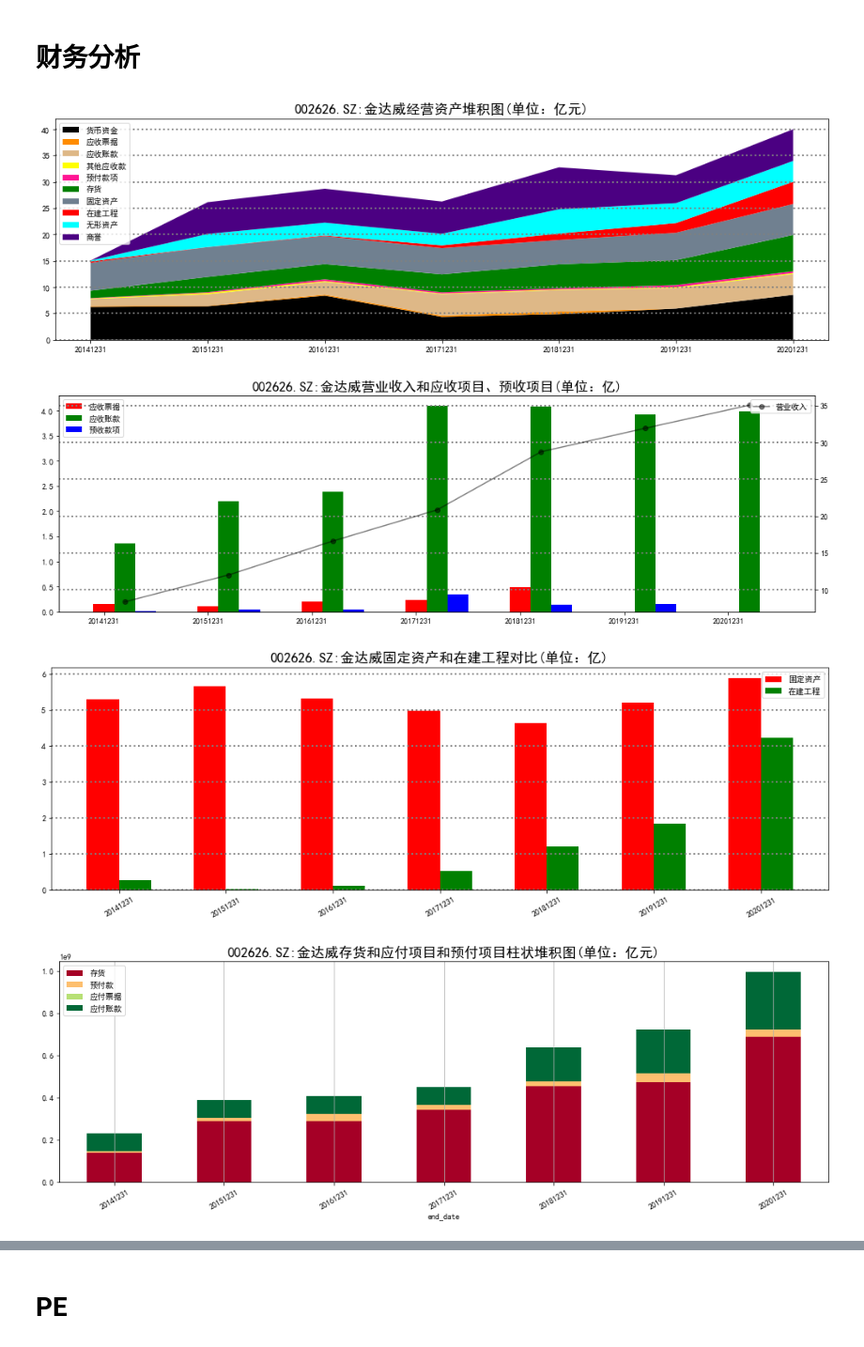
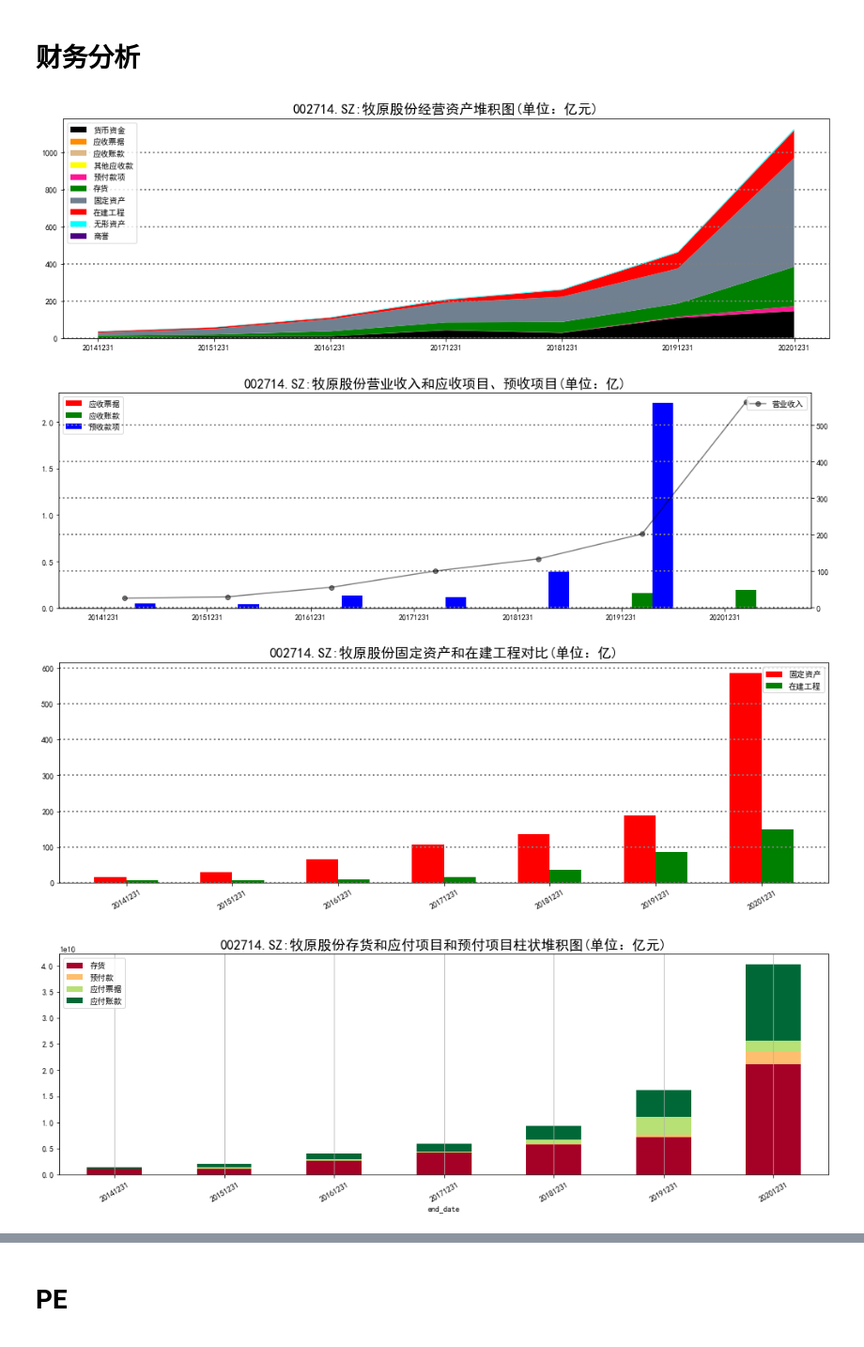
Before and after one commit to rufushuachen/code_bk, a Jupyter notebook: finance_analysis.ipynb, the cells around one changed output, grey strips where cells are left out. Shown at 94% size. Cells and saved outputs as stored; diff of their text form; code cells hidden in the pictures.

```diff
--- a/finance_analysis.ipynb
+++ b/finance_analysis.ipynb
@@ -7,6 +7,7 @@ import matplotlib.pyplot as plt
 import numpy as np
 import matplotlib.cm as cm
 import matplotlib.ticker as ticker
+from instrument_utility import *
 
 plt.rcParams['font.sans-serif']=['SimHei']#显示中文标签
 plt.rcParams['axes.unicode_minus']=False
@@ -43,6 +44,7 @@ class DataHandler:
         self.assets_turn = 0
         self.assets_to_eqt = 0
         self.frame = pd.DataFrame()
+        self.path = 'D:\\Quant_Code\\data\\stock_fina_plot\\'
         self.load_data()
         self.plot_1()
         self.plot_2()
@@ -164,7 +166,7 @@ class DataHandler:
         plt.legend(loc='upper left')
         plt.grid(axis='y', color='gray', linestyle=':', linewidth=2)
         plt.title(self.ts_code+':'+str_name+'经营资产堆积图(单位：亿元)',fontsize='xx-large',fontweight='heavy')
-        plt.savefig('1.经营资产堆积图.png')
+        plt.savefig(self.path + '1.经营资产堆积图.png')
         plt.show()
     def plot_2(self):
         """
@@ -193,7 +195,7 @@ class DataHandler:
         plt.grid(axis='y', color='gray', linestyle=':', linewidth=2)
         plt.legend(loc='upper right')  # 显示图例
         plt.title(self.ts_code+':'+str_name+'营业收入和应收项目、预收项目(单位：亿)',fontsize='xx-large',fontweight='heavy')  # 图形标题
-        plt.savefig('2.营业收入和应收项目、预收项目.png')
+        plt.savefig(self.path + '2.营业收入和应收项目、预收项目.png')
         plt.show()
 
     def plot_3(self):
@@ -214,7 +216,7 @@ class DataHandler:
         plt.grid(axis='y', color='gray', linestyle=':', linewidth=2)
 
         plt.title(self.ts_code+':'+str_name+'固定资产和在建工程对比(单位：亿)',fontsize='xx-large',fontweight='heavy')  # 图形标题
-        plt.savefig('3.固定资产和在建工程对比.png')
+        plt.savefig(self.path + '3.固定资产和在建工程对比.png')
         plt.show()
     def plot_4(self):
         """
@@ -230,7 +232,7 @@ class DataHandler:
         plt.legend(loc='upper left')
         plt.grid(axis='y', color='gray', linestyle=':', linewidth=2)
         plt.title(self.ts_code+':'+str_name+'存货和应付项目和预付项目柱状堆积图(单位：亿元)',fontsize='xx-large',fontweight='heavy')
-        plt.savefig('4.固定资产和在建工程对比.png')
+        plt.savefig(self.path + '4.固定资产和在建工程对比.png')
         plt.show()
 
     def plot_5(self):
@@ -262,7 +264,7 @@ class DataHandler:
         plt.legend(loc='upper right')  # 显示图例
         plt.title(self.ts_code+':'+str_name+'存货和周转率(单位：亿)',fontsize='xx-large',fontweight='heavy')  # 图形标题
         plt.grid(axis='y', color='gray', linestyle=':', linewidth=2)
-        plt.savefig('5.存货和周转率.png')
+        plt.savefig(self.path + '5.存货和周转率.png')
         plt.show()
     def plot_6(self):
         """
@@ -293,7 +295,7 @@ class DataHandler:
         plt.legend(loc='upper right')  # 显示图例
         plt.title(self.ts_code+':'+str_name+'毛利率和存货周转次数(单位：亿)',fontsize='xx-large',fontweight='heavy')  # 图形标题
         plt.grid(axis='y', color='gray', linestyle=':', linewidth=2)
-        plt.savefig('6.毛利率和存货周转次数.png')
+        plt.savefig(self.path + '6.毛利率和存货周转次数.png')
         plt.show()
 
     def plot_7(self):
@@ -324,7 +326,7 @@ class DataHandler:
         plt.legend(loc='upper right')  # 显示图例
         plt.grid(axis='y', color='gray', linestyle=':', linewidth=2)
         plt.title(self.ts_code+':'+str_name+'销售净利润率和净资产收益率(单位：亿)',fontsize='xx-large',fontweight='heavy')  # 图形标题
-        plt.savefig('7.销售净利润率和净资产收益率.png')
+        plt.savefig(self.path + '7.销售净利润率和净资产收益率.png')
         plt.show()
 
     def plot_8(self):
@@ -355,7 +357,7 @@ class DataHandler:
         plt.legend(loc='upper right')  # 显示图例
         plt.grid(axis='y', color='gray', linestyle=':', linewidth=2)
         plt.title(self.ts_code+':'+str_name+'总资产周转次数和净资产收益率(单位：亿)',fontsize='xx-large',fontweight='heavy')  # 图形标题
-        plt.savefig('8.总资产周转次数和净资产收益率.png')
+        plt.savefig(self.path + '8.总资产周转次数和净资产收益率.png')
         plt.show()
 
     def plot_9(self):
@@ -389,7 +391,7 @@ class DataHandler:
         plt.legend(loc='upper right')  # 显示图例
         plt.grid(axis='y', color='gray', linestyle=':', linewidth=2)
         plt.title(self.ts_code+':'+str_name+'权益乘数和净资产收益率(单位：亿)',fontsize='xx-large',fontweight='heavy')  # 图形标题
-        plt.savefig('9.权益乘数和净资产收益率.png')
+        plt.savefig(self.path + '9.权益乘数和净资产收益率.png')
         plt.show()
 
     def plot_10(self):
@@ -418,7 +420,7 @@ class DataHandler:
         plt.legend(loc='upper left')
         plt.grid(axis='y', color='gray', linestyle=':', linewidth=2)
         plt.title(self.ts_code+':'+str_name+'营业收入柱状堆积图(单位：亿元)',fontsize='xx-large',fontweight='heavy')
-        plt.savefig('10.营业收入柱状堆积图.png')
+        plt.savefig(self.path + '10.营业收入柱状堆积图.png')
         plt.show()
 
     def plot_11(self):
@@ -432,7 +434,7 @@ class DataHandler:
         plt.legend(loc='upper left')
         plt.grid(axis='y', color='gray', linestyle=':', linewidth=2)
         plt.title(self.ts_code+':'+str_name+'营业收入与经营现金流入(单位：亿元)',fontsize='xx-large',fontweight='heavy')
-        plt.savefig('11.营业收入与经营现金流入.png')
+        plt.savefig(self.path + '11.营业收入与经营现金流入.png')
         plt.show()
 
     def plot_12(self):
@@ -446,7 +448,7 @@ class DataHandler:
         plt.legend(loc='upper left')
         plt.grid(axis='y', color='gray', linestyle=':', linewidth=2)
         plt.title(self.ts_code+':'+str_name+'净利润和经营性现金流量净额(单位：亿元)',fontsize='xx-large',fontweight='heavy')
-        plt.savefig('12.净利润和经营性现金流量净额.png')
+        plt.savefig(self.path + '12.净利润和经营性现金流量净额.png')
         plt.show()
 
     def plot_13(self):
@@ -468,40 +470,43 @@ class DataHandler:
         plt.legend(loc='upper left')
         plt.grid(axis='y', color='gray', linestyle=':', linewidth=2)
         plt.title(self.ts_code+':'+str_name+'现金流量柱状堆积图(单位：亿元)',fontsize='xx-large',fontweight='heavy')
-        plt.savefig('13.现金流量柱状堆积图.png')
+        plt.savefig(self.path + '13.现金流量柱状堆积图.png')
         plt.show()
 
     def plot_14(self):
         """
         负债堆积面积图
         """
         str_name = self.code2name()
         fig = plt.figure(figsize=(17, 5))
         # 堆积柱状图
         plt.stackplot(self.frame.index, self.lt_borr,self.st_borr,self.non_cur_liab_due_1y,self.lt_payable, self.trading_fl,self.notes_payable,\
                       self.acct_payable,self.adv_receipts,self.st_bonds_payable,
                       baseline='zero', labels=['长期借款', '短期借款', \
                                                '一年内到期的非流动负债','长期应付款','交易性金融负债','应付票据',\
                                                '应付账款','预收款项','应付短期债券'],\
                       colors=['black','darkorange','burlywood','yellow','deeppink','g','slategrey','red','cyan'])
         plt.legend(loc='upper left')
         plt.grid(axis='y', color='gray', linestyle=':', linewidth=2)
         plt.title(self.ts_code+':'+str_name+'负债堆积图(单位：亿元)',fontsize='xx-large',fontweight='heavy')
-        plt.savefig('14负债堆积图.png')
+        plt.savefig(self.path + '14负债堆积图.png')
         plt.show()
 
     def code2name(self):
         """
         把股票代码转为公司
         """
         data = self.pro.query('stock_basic', exchange='', list_status='L', ts_code=self.ts_code,\
                               fields='ts_code,symbol,name,area,industry,list_date')
         return data.name[0]
 
 if __name__ == "__main__":
-    data = DataHandler('002626.SZ','20150101','20210930')
+    c = InstrumentUtility()
+    ts_code = c.get_code('牧原股份')
+
+    data = DataHandler(ts_code,'20150101','20210930')
 # %% [output]
-[figure, old version]
+[figure, new version]
-[figure, old version]
+[figure, new version]
-[figure, old version]
+[figure, new version]
-[figure, old version]
+[figure, new version]
```
Also changed, not shown: parts of 1 cell of this notebook, 7 other files.
